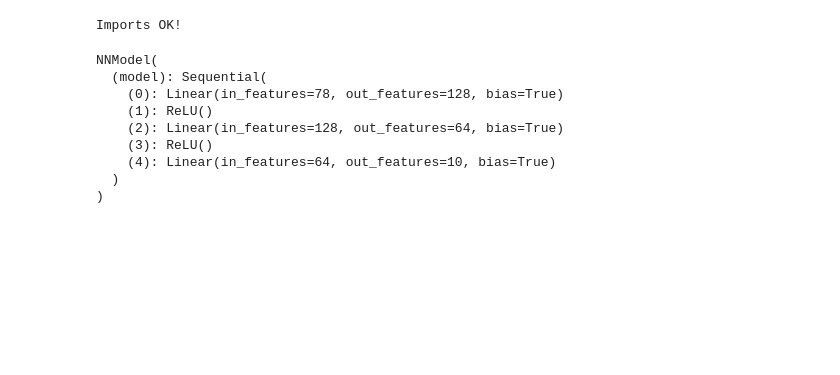
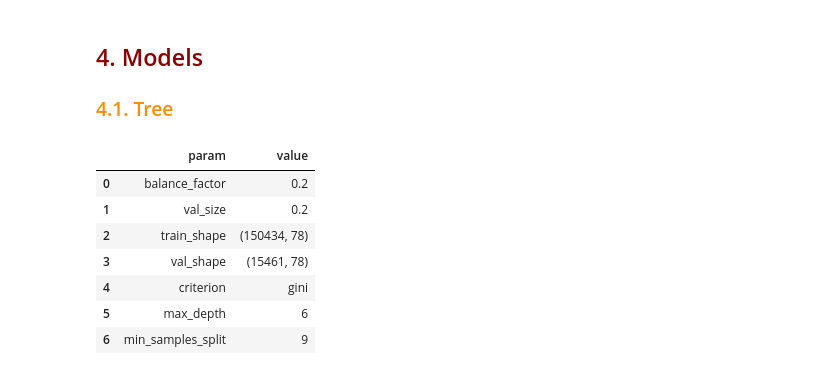
Before and after one commit to MNGARCIA085/AI-Driven-Network-Security, a Jupyter notebook: notebooks/Analysis.ipynb, the cells around one changed output. Saved outputs shown, nothing was run; the diff lists cells and outputs as text; code cells hidden in the pictures; blank space fills up the shorter version.

```diff
--- a/notebooks/Analysis.ipynb
+++ b/notebooks/Analysis.ipynb
@@ -196,17 +78,34 @@ sys.path.append(os.path.abspath(".."))  # if notebook is inside /notebooks
-# %%
-import src
-print("Imports OK!")
-# %% [output]
-Imports OK!
-# %%
-print(model)
-# %% [output]
-NNModel(
-  (model): Sequential(
-    (0): Linear(in_features=78, out_features=128, bias=True)
-    (1): ReLU()
-    (2): Linear(in_features=128, out_features=64, bias=True)
-    (3): ReLU()
-    (4): Linear(in_features=64, out_features=10, bias=True)
-  )
-)
+# %% [markdown]
+## <a id="4" style="color: darkred; text-decoration: none;"> 4. Models </a>
+
+### <a id="4.1" style="color: darkorange; text-decoration: none;"> 4.1. Tree </a>
+# %%
+best_tree_run = select_best_model(EXPERIMENT_NAME, model_type='tree')
+# %%
+# Get metrics and params
+metrics = best_tree_run.data.metrics
+params = best_tree_run.data.params
+
+
+# Converto to dataframe
+df_params_tree = pd.DataFrame({
+    "param": list(params.keys()),
+    "value": list(params.values())
+})
+
+
+df_metrics_tree = pd.DataFrame({
+    "metric": list(metrics.keys()),
+    "value": list(metrics.values())
+})
+
+df_params_tree
+# %% [output]
+|  | param | value |
+| 0 | balance_factor | 0.2 |
+| 1 | val_size | 0.2 |
+| 2 | train_shape | (150434, 78) |
+| 3 | val_shape | (15461, 78) |
+| 4 | criterion | gini |
+| 5 | max_depth | 6 |
+| 6 | min_samples_split | 9 |
```
Also changed, not shown: parts of 49 cells of this notebook, 7 other files.
